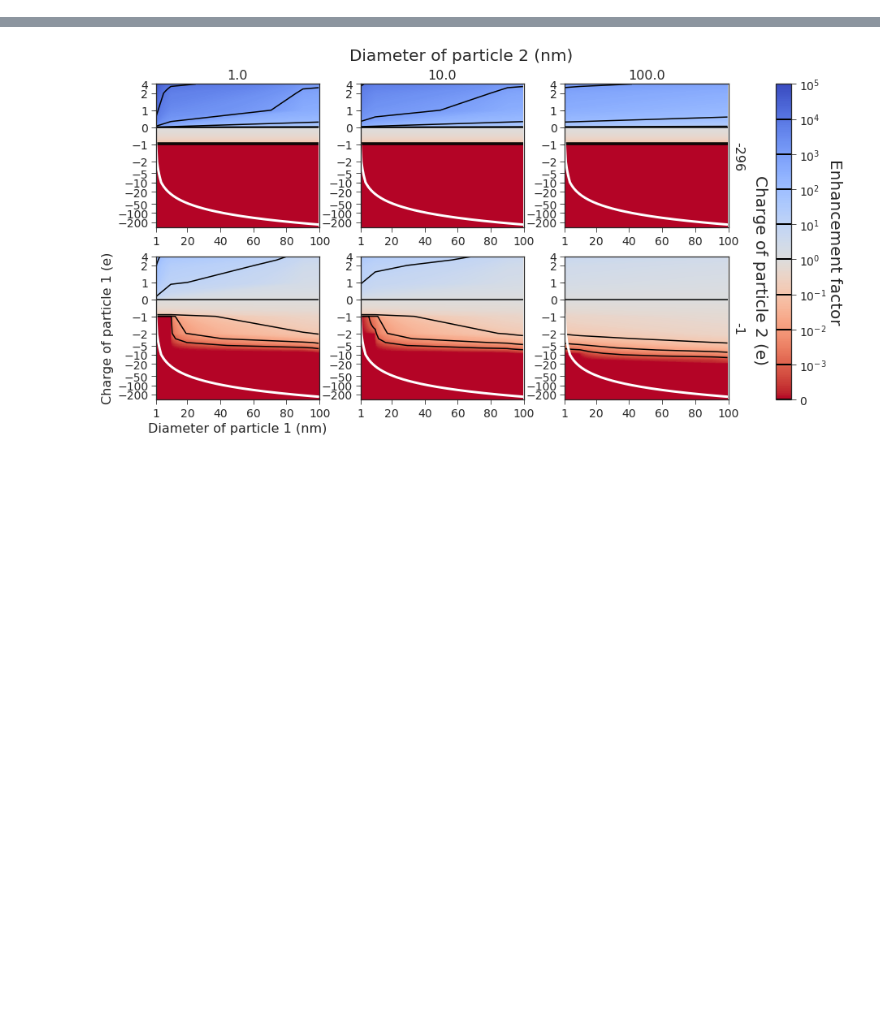
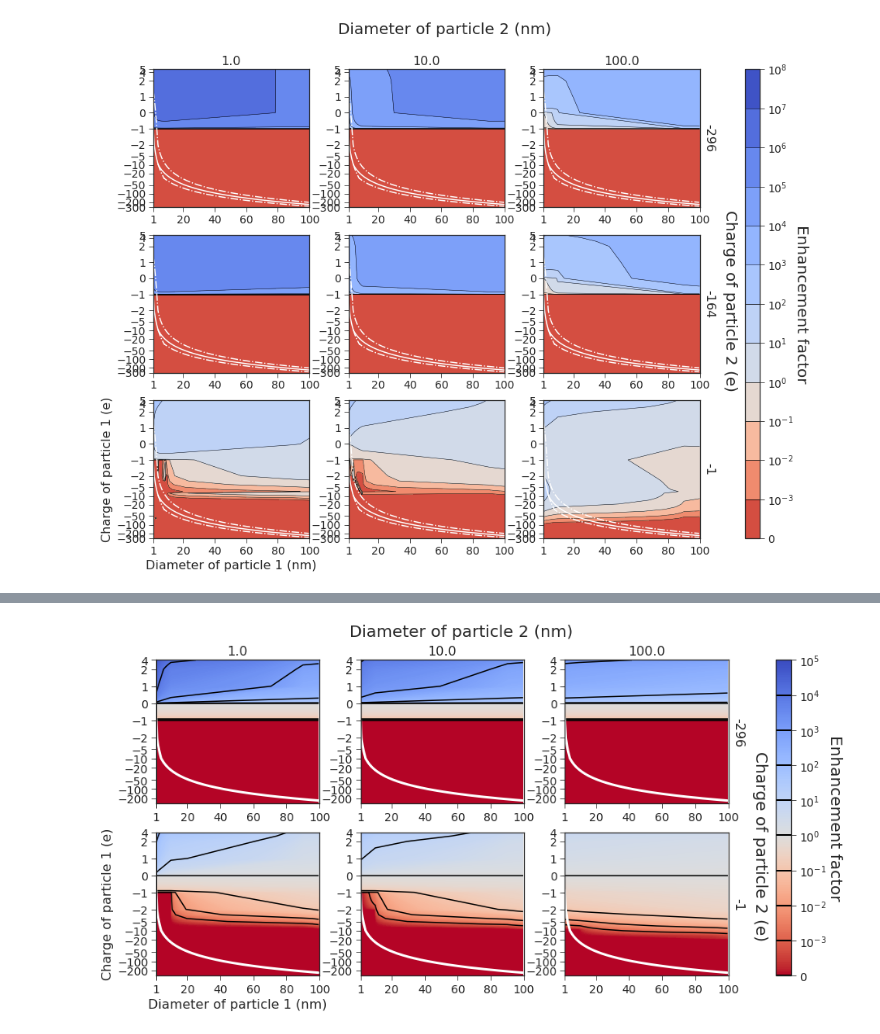
Before and after one commit to caos21/ndust, a Jupyter notebook: press/efactor-results-symlog.ipynb, the cells around one changed output, grey strips where cells are left out. Saved outputs shown, nothing was run; the diff lists cells and outputs as text; code cells hidden in the pictures; blank space fills up the shorter version.

```diff
--- a/press/efactor-results-symlog.ipynb
+++ b/press/efactor-results-symlog.ipynb
@@ -702,0 +718,5 @@ class mplot4d(object):
+# %%
+#m4X = mplot4d("coarse-linear-grid-IPA-optim1", defpath="/mnt/scratch/ben/guillimin/")
+#m4X = mplot4d("total-grid-IPA-optim1", defpath="/mnt/scratch/ben/guillimin/")
+m4X = mplot4d("special-allcharges-linear-MPCIPA-sym")
+#m4X = mplot4d("test-sym")
@@ -702,0 +780,15 @@ class mplot4d(object):
+# %%
+# ll=[0, 1, 2]
+ll=[0, 18, 39]
+ql=[0, 50, 93]
+m4X.set_grid(0, 39, 0, 99)
+m4X.logvmax = 8
+m4X.logvmin = -4
+m4X.minvalue = 10**m4X.logvmin
+m4X.contour_width = 0.5
+#test.loglevels = np.array([0, 1, 2, 5, 10, 20, 50, 100, 200, 500])
+m4X.plot_fsymlog(ll, ql, filename='test', xaxticks=[1, *np.arange(20, 120, 20)],
+                   yaxticks=[-300, -200, -100, -50, -20, -10, -5, -2, -1, 0, 1, 2, 4, 5],
+                   mean_charge=qms)
+# %% [output]
+[figure, added]
```
Also changed, not shown: parts of 23 cells of this notebook, 6 other files.
